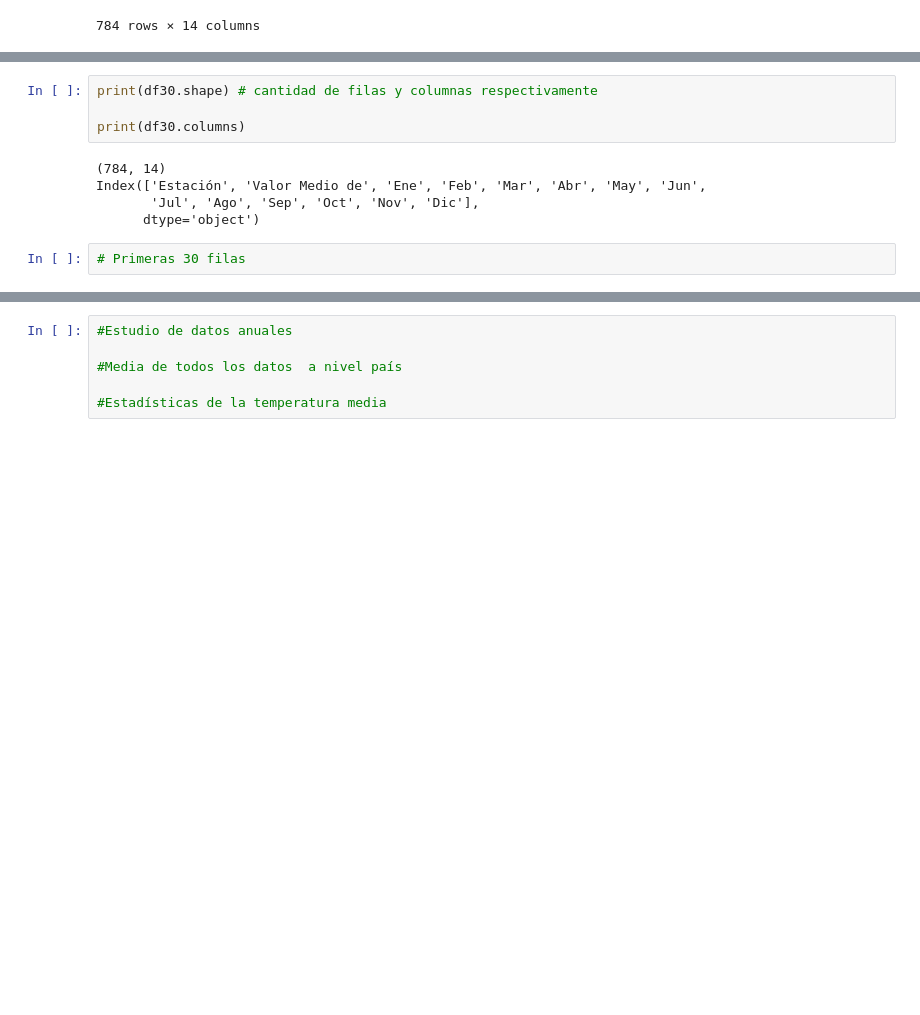
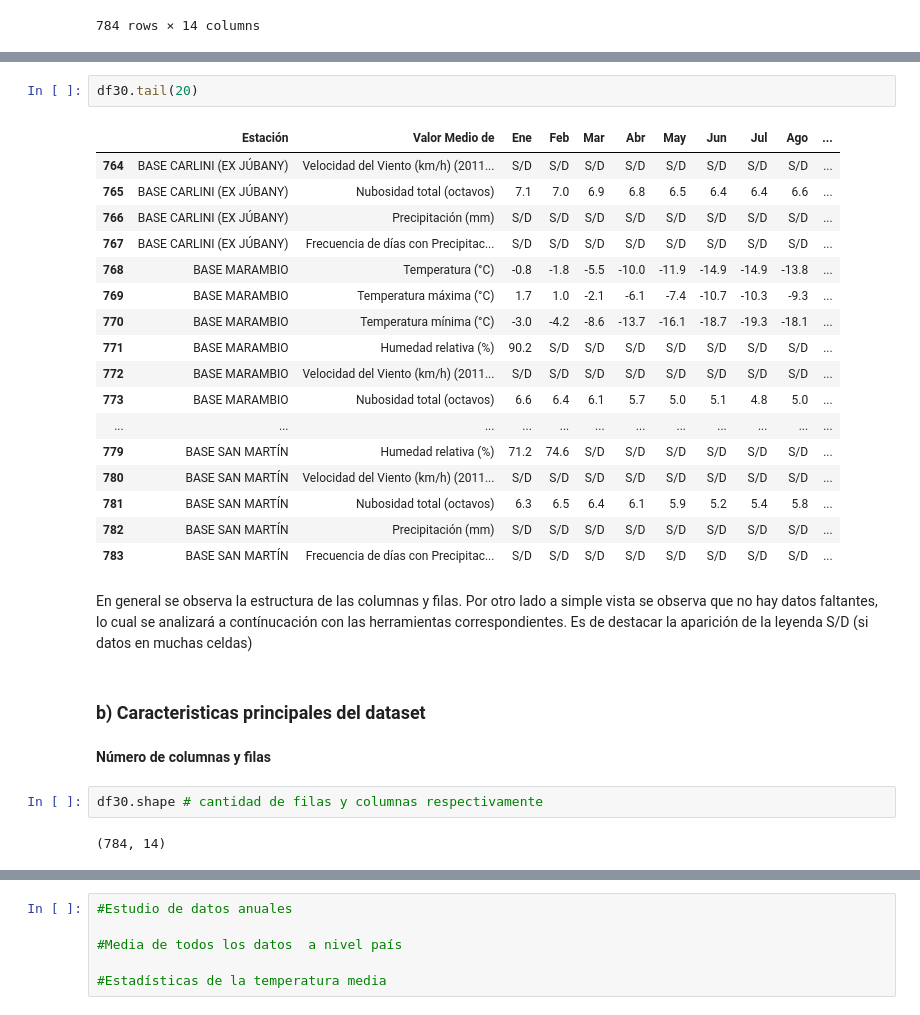
Before and after one commit to jFet1/AdD-TP, a Jupyter notebook: Trabajo_final_leandro.ipynb, the cells around one changed output, grey strips where cells are left out. Drawn from its saved outputs; the diff is of its cells as text; blank space fills up the shorter version.

```diff
--- a/Trabajo_final_leandro.ipynb
+++ b/Trabajo_final_leandro.ipynb
@@ -45,11 +73,31 @@ df30
+# %%
+df30.tail(20)
+# %% [output]
+|  | Estación | Valor Medio de | Ene | Feb | Mar | Abr | May | Jun | Jul | Ago | ... |
+| 764 | BASE CARLINI (EX JÚBANY) | Velocidad del Viento (km/h) (2011... | S/D | S/D | S/D | S/D | S/D | S/D | S/D | S/D | ... |
+| 765 | BASE CARLINI (EX JÚBANY) | Nubosidad total (octavos) | 7.1 | 7.0 | 6.9 | 6.8 | 6.5 | 6.4 | 6.4 | 6.6 | ... |
+| 766 | BASE CARLINI (EX JÚBANY) | Precipitación (mm) | S/D | S/D | S/D | S/D | S/D | S/D | S/D | S/D | ... |
+| 767 | BASE CARLINI (EX JÚBANY) | Frecuencia de días con Precipitac... | S/D | S/D | S/D | S/D | S/D | S/D | S/D | S/D | ... |
+| 768 | BASE MARAMBIO | Temperatura (°C) | -0.8 | -1.8 | -5.5 | -10.0 | -11.9 | -14.9 | -14.9 | -13.8 | ... |
+| 769 | BASE MARAMBIO | Temperatura máxima (°C) | 1.7 | 1.0 | -2.1 | -6.1 | -7.4 | -10.7 | -10.3 | -9.3 | ... |
+| 770 | BASE MARAMBIO | Temperatura mínima (°C) | -3.0 | -4.2 | -8.6 | -13.7 | -16.1 | -18.7 | -19.3 | -18.1 | ... |
+| 771 | BASE MARAMBIO | Humedad relativa (%) | 90.2 | S/D | S/D | S/D | S/D | S/D | S/D | S/D | ... |
+| 772 | BASE MARAMBIO | Velocidad del Viento (km/h) (2011... | S/D | S/D | S/D | S/D | S/D | S/D | S/D | S/D | ... |
+| 773 | BASE MARAMBIO | Nubosidad total (octavos) | 6.6 | 6.4 | 6.1 | 5.7 | 5.0 | 5.1 | 4.8 | 5.0 | ... |
+| ... | ... | ... | ... | ... | ... | ... | ... | ... | ... | ... | ... |
+| 779 | BASE SAN MARTÍN | Humedad relativa (%) | 71.2 | 74.6 | S/D | S/D | S/D | S/D | S/D | S/D | ... |
+| 780 | BASE SAN MARTÍN | Velocidad del Viento (km/h) (2011... | S/D | S/D | S/D | S/D | S/D | S/D | S/D | S/D | ... |
+| 781 | BASE SAN MARTÍN | Nubosidad total (octavos) | 6.3 | 6.5 | 6.4 | 6.1 | 5.9 | 5.2 | 5.4 | 5.8 | ... |
+| 782 | BASE SAN MARTÍN | Precipitación (mm) | S/D | S/D | S/D | S/D | S/D | S/D | S/D | S/D | ... |
+| 783 | BASE SAN MARTÍN | Frecuencia de días con Precipitac... | S/D | S/D | S/D | S/D | S/D | S/D | S/D | S/D | ... |
+# %% [markdown]
+En general se observa la estructura de las columnas y filas. Por otro lado a simple vista se observa que no hay datos faltantes, lo cual se analizará a contínucación con las herramientas correspondientes.
+Es de destacar la aparición de la leyenda S/D (si datos en muchas celdas)
+# %% [markdown]
+### **b) Caracteristicas principales del dataset**
+# %% [markdown]
+**Número de columnas y filas**
 # %%
-print(df30.shape) # cantidad de filas y columnas respectivamente
-
-print(df30.columns)
+df30.shape # cantidad de filas y columnas respectivamente
 # %% [output]
 (784, 14)
-Index(['Estación', 'Valor Medio de', 'Ene', 'Feb', 'Mar', 'Abr', 'May', 'Jun',
-       'Jul', 'Ago', 'Sep', 'Oct', 'Nov', 'Dic'],
-      dtype='object')
-# %%
-# Primeras 30 filas
```
Also changed, not shown: parts of 43 cells of this notebook.
